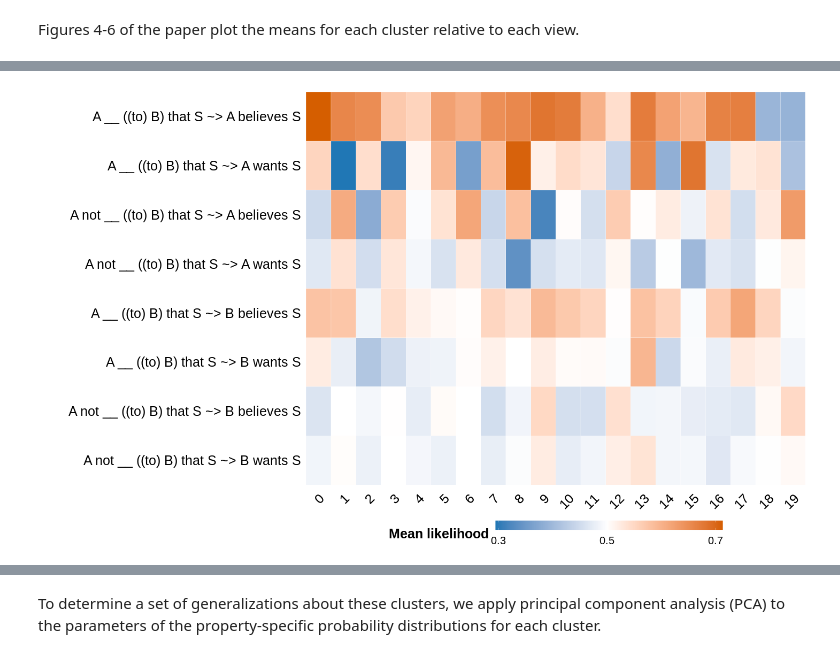
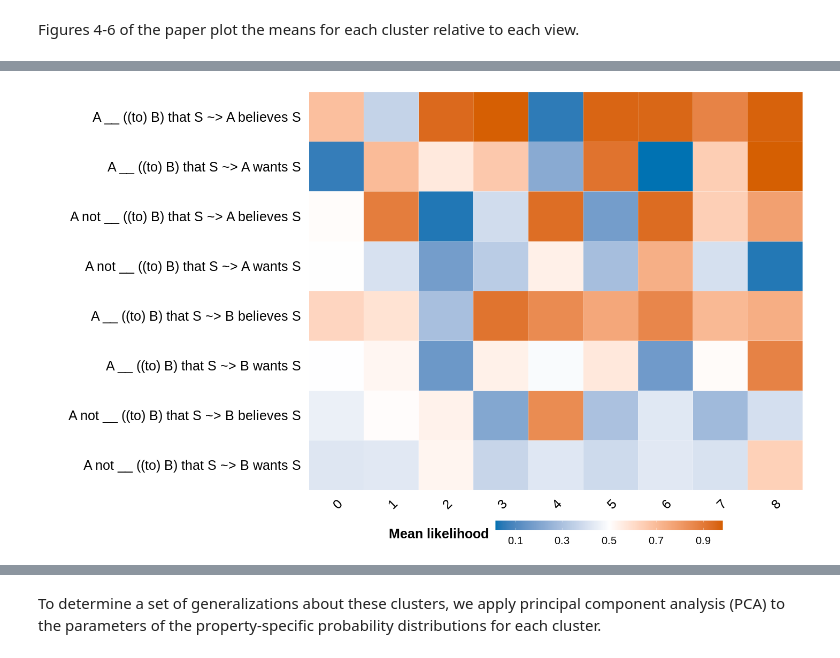
Before and after one commit to bkane2/intensional-gaps, a Jupyter notebook: Intensional Gaps.ipynb, the cells around one changed output, grey strips where cells are left out. Drawn from its saved outputs; the diff is of its cells as text; code cells hidden in the pictures.

Commit message:
Implemented simplified model and re-ran

```diff
--- a/Intensional Gaps.ipynb
+++ b/Intensional Gaps.ipynb
@@ -1653,9 +1682,9 @@ for n_components in range(2, 31):
     print()
 
     models[n_components] = MultiviewMixedEffectsMixture(data, n_components, seed=403921)
-    models[n_components].fit(data, lr=0.01, tolerance=1e-6, n_epochs=10000, patience=1000, verbosity=100)
+    models[n_components].fit(data, lr=0.01, tolerance=1e-7, n_epochs=10000, patience=1000, verbosity=100)
 
-    parameters[n_components] = {'weights': pd.DataFrame(models[n_components].param('weights').data.numpy(),
+    parameters[n_components] = {'membership_probs': pd.DataFrame(models[n_components].membership_probabilities(data).data.numpy(),
                                                         index=models[n_components]._verbframe),
                                 'belief_desire_locs': pd.DataFrame(models[n_components].param('locs', 'belief_desire').data.numpy(),
                                                                    columns=mc.item.astype('category').cat.categories).T,
@@ -1692,7 +1727,7 @@ We use the soft clustering derived from our multiview mixed effects mixture mode
 # %%
 for n_components, ps in parameters.items():
 
-    component_probs = ps['weights']
+    component_probs = ps['membership_probs']
     component_probs = component_probs.reset_index()
     component_probs = component_probs.rename(columns = {'index':'verbframe'})
     component_probs[['verb', 'frame']] = component_probs['verbframe'].str.split('-', n=1, expand=True)
@@ -1939,27 +1974,11 @@ We label these clusters on the basis of the verb-frame pairs that fall into them
 #                   13: 'Speculatives',
 #                   14: 'Negative emotive miratives'}
 
-cluster_labels = {0: '0',
-                  1: '1',
-                  2: '2',
-                  3: '3',
-                  4: '4',
-                  5: '5',
-                  6: '6',
-                  7: '7',
-                  8: '8',
-                  9: '9',
-                  10: '10',
-                  11: '11',
-                  12: '12',
-                  13: '13',
-                  14: '14',
-                  15: '15',
-                  16: '16',
-                  17: '17',
-                  18: '18',
-                  19: '19'}
+cluster_labels = {i: str(i) for i in range(best_n_components)}
 
 # [cluster_labels[i] for i in [11, 9, 0, 8, 14, 2, 10, 1, 6, 3, 4, 7,  12, 13,  5][::-1]]
-[cluster_labels[i] for i in [0, 1, 2, 3, 4, 5, 6, 7, 8, 9, 10, 11, 12, 13, 14, 15, 16, 17, 18, 19][::-1]]
+
+cluster_order = [cluster_labels[i] for i in list(cluster_labels.keys())]
+
+cluster_order
 # %% [output]
@@ -2122,5 +2126,5 @@ best_negraising_locs_melt
 # %%
-%%R -i best_belief_desire_locs_melt -w 20 -h 12 -u in
+%%R -i best_belief_desire_locs_melt -i cluster_order -w 20 -h 12 -u in
 
 library(tidyverse)
 
@@ -2139,7 +2143,7 @@ best_belief_desire_locs_melt <- filter(best_belief_desire_locs_melt, template%in
 best_belief_desire_locs_melt$template <- ordered(best_belief_desire_locs_melt$template,
                                                 levels=belief_desire_template_order_f)
 
-cluster_order = c('0', '1', '2', '3', '4', '5', '6', '7', '8', '9', '10', '11', '12', '13', '14', '15', '16', '17', '18', '19')
+# cluster_order = c('0', '1', '2', '3', '4', '5', '6', '7', '8', '9', '10', '11', '12', '13', '14', '15', '16', '17', '18', '19')
 
 best_belief_desire_locs_melt$label <- ordered(best_belief_desire_locs_melt$label,
                                                 levels=cluster_order)
@@ -2147,32 +2151,32 @@ best_belief_desire_locs_melt$label <- ordered(best_belief_desire_locs_melt$label
 
 g = ggplot(best_belief_desire_locs_melt, aes(y=template, x=label, fill=value-0.5)) +
 geom_tile(color="white") +
 scale_fill_gradient2(name='Mean likelihood', low="#0072B2", mid="white", high="#D55E00",
                      breaks=c(-0.4, -0.2, 0, 0.2, 0.4),
                      labels=c(-0.4, -0.2, 0, 0.2, 0.4)+0.5) +
 theme(axis.text=element_text(size=25, color="black"),
       axis.text.x=element_text(angle=45, hjust=1),
       axis.title=element_blank(),
       axis.ticks=element_blank(),
       legend.title=element_text(size=25, face="bold"),
       legend.text=element_text(size=20),
       legend.key.width=unit(3, "cm"),
       legend.position="bottom",
       panel.background=element_blank(),
       panel.border=element_blank(),
       panel.grid.major=element_blank(),
       panel.grid.minor=element_blank(),
       plot.background=element_blank(),
      strip.background=element_rect(fill="white", color="white"),
      strip.text=element_text(size=25, face="bold"),
      plot.margin=unit(c(0,0,0,2),"cm"))
 
 
 
 ggsave('plots/finite_belief_desire-loadings-15.pdf', width=20, height=12)
 ggsave('plots/finite_belief_desire-loadings-15.png', width=20, height=12)
 
 g
 # %% [output]
-[figure, old version]
+[figure, new version]
 # %%
```
Also changed, not shown: parts of 34 cells of this notebook.
